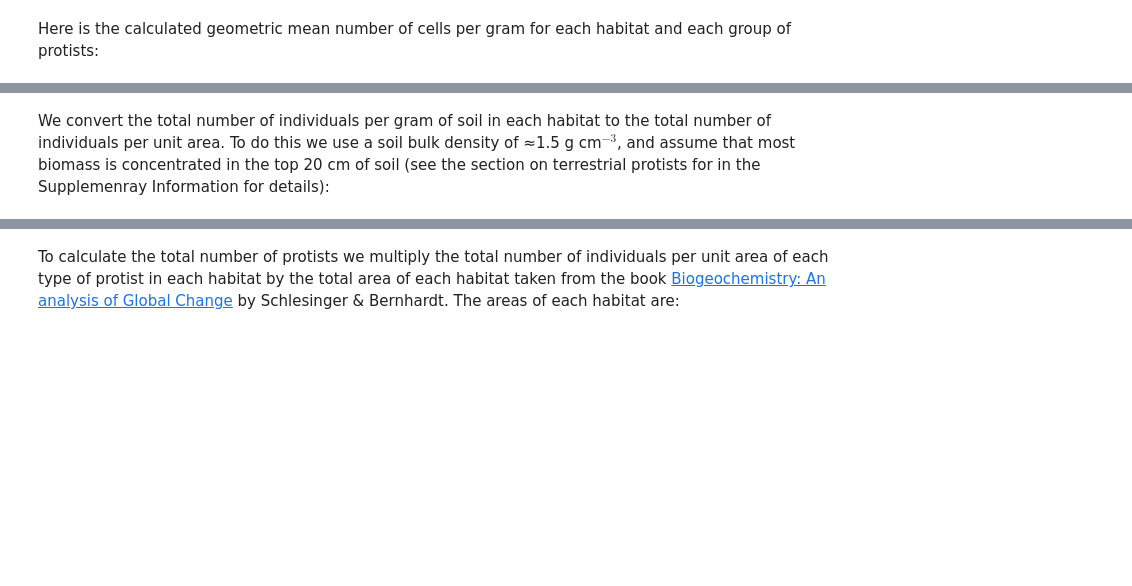
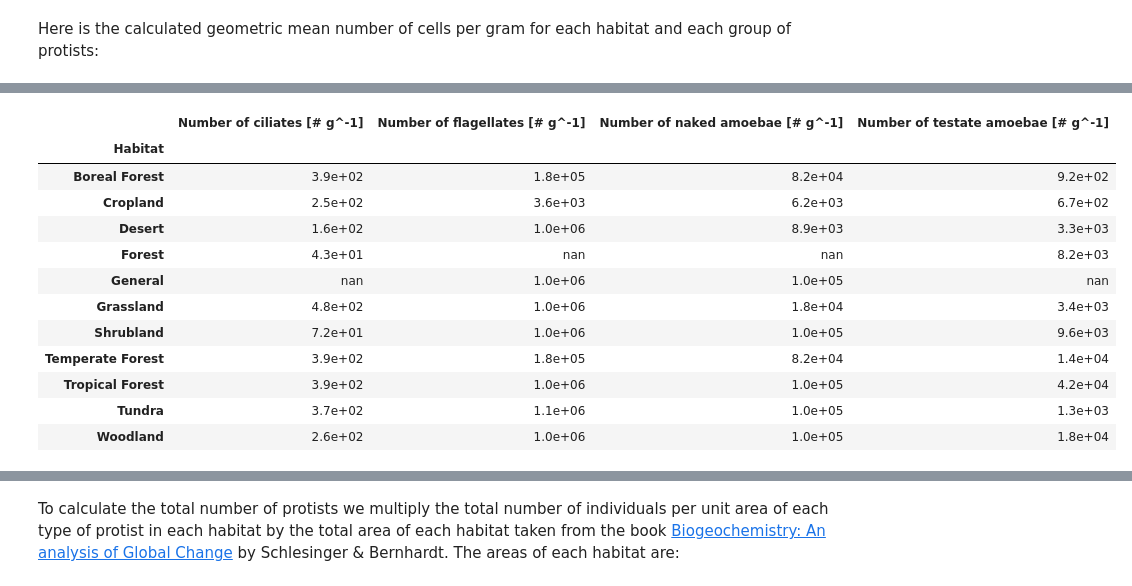
Before and after one commit to yinonbaron/biomass_distribution, a Jupyter notebook: protists/terrestrial_protists/terrestrial_protists.ipynb, the cells around one changed output, grey strips where cells are left out. Drawn from its saved outputs; the diff is of its cells as text; code cells hidden in the pictures; blank space fills up the shorter version.

```diff
--- a/protists/terrestrial_protists/terrestrial_protists.ipynb
+++ b/protists/terrestrial_protists/terrestrial_protists.ipynb
@@ -77,18 +79,35 @@ For some groups, not all habitats have values. We fill values for missing data b
 
 The only other missing data was for ciliates in tropical forests and tundra. For tropical forest, we used the values from temperate forests forests. For tundra, we use the mean over all the different habitats to fill the value:
 # %%
+# Fill missing values for boreal forests
+habitat_mean.loc['Boreal Forest',['Number of ciliates [# g^-1]','Number of flagellates [# g^-1]','Number of naked amoebae [# g^-1]']] = habitat_mean.loc['Temperate Forest',['Number of ciliates [# g^-1]','Number of flagellates [# g^-1]','Number of naked amoebae [# g^-1]']]
+habitat_gmean.loc['Boreal Forest',['Number of ciliates [# g^-1]','Number of flagellates [# g^-1]','Number of naked amoebae [# g^-1]']] = habitat_gmean.loc['Temperate Forest',['Number of ciliates [# g^-1]','Number of flagellates [# g^-1]','Number of naked amoebae [# g^-1]']]
+
 # Fill missing values for naked amoebae
 habitat_mean.loc[['Shrubland','Tropical Forest','Tundra','Woodland'],'Number of naked amoebae [# g^-1]'] = habitat_mean.loc['General','Number of naked amoebae [# g^-1]']
 habitat_gmean.loc[['Shrubland','Tropical Forest','Tundra','Woodland'],'Number of naked amoebae [# g^-1]'] = habitat_gmean.loc['General','Number of naked amoebae [# g^-1]']
 
 # Fill missing values for flagellates
 habitat_gmean.loc[['Desert','Grassland','Shrubland','Tropical Forest','Woodland'],'Number of flagellates [# g^-1]'] = habitat_gmean.loc['General','Number of flagellates [# g^-1]']
 habitat_mean.loc[['Desert','Grassland','Shrubland','Tropical Forest','Woodland'],'Number of flagellates [# g^-1]'] = habitat_mean.loc['General','Number of flagellates [# g^-1]']
 
 # Fill missing values for ciliates
 habitat_gmean.loc['Tropical Forest','Number of ciliates [# g^-1]'] = habitat_gmean.loc['Temperate Forest','Number of ciliates [# g^-1]']
 habitat_mean.loc['Tropical Forest','Number of ciliates [# g^-1]'] = habitat_mean.loc['Temperate Forest','Number of ciliates [# g^-1]']
 habitat_gmean.loc['Tundra','Number of ciliates [# g^-1]'] = gmean(habitat_mean['Number of ciliates [# g^-1]'].dropna())
 habitat_mean.loc['Tundra','Number of ciliates [# g^-1]'] = habitat_mean['Number of ciliates [# g^-1]'].dropna().mean()
+habitat_gmean
+# %% [output]
+|  | Number of ciliates [# g^-1] | Number of flagellates [# g^-1] | Number of naked amoebae [# g^-1] | Number of testate amoebae [# g^-1] |
+| Habitat |  |  |  |  |
+| Boreal Forest | 3.9e+02 | 1.8e+05 | 8.2e+04 | 9.2e+02 |
+| Cropland | 2.5e+02 | 3.6e+03 | 6.2e+03 | 6.7e+02 |
+| Desert | 1.6e+02 | 1.0e+06 | 8.9e+03 | 3.3e+03 |
+| Forest | 4.3e+01 | nan | nan | 8.2e+03 |
+| General | nan | 1.0e+06 | 1.0e+05 | nan |
+| Grassland | 4.8e+02 | 1.0e+06 | 1.8e+04 | 3.4e+03 |
+| Shrubland | 7.2e+01 | 1.0e+06 | 1.0e+05 | 9.6e+03 |
+| Temperate Forest | 3.9e+02 | 1.8e+05 | 8.2e+04 | 1.4e+04 |
+| Tropical Forest | 3.9e+02 | 1.0e+06 | 1.0e+05 | 4.2e+04 |
+| Tundra | 3.7e+02 | 1.1e+06 | 1.0e+05 | 1.3e+03 |
+| Woodland | 2.6e+02 | 1.0e+06 | 1.0e+05 | 1.8e+04 |
-# %% [markdown]
-We convert the total number of individuals per gram of soil in each habitat to the total number of individuals per unit area. To do this we use a soil bulk density of ≈1.5 g cm$^{-3}$, and assume that most biomass is concentrated in the top 20 cm of soil (see the section on terrestrial protists for in the Supplemenray Information for details):
```
Also changed, not shown: parts of 60 cells of this notebook, 3 other files.
